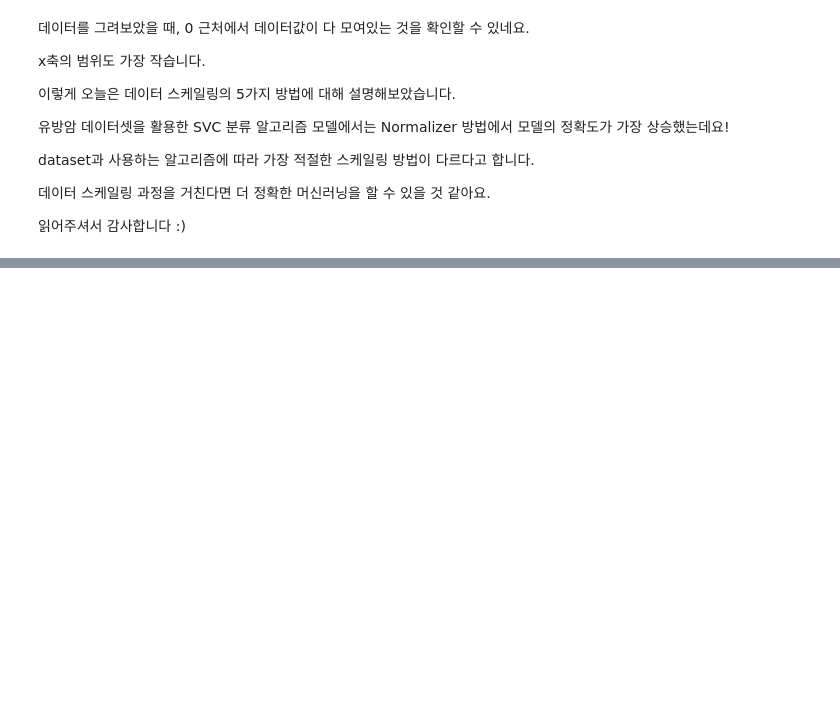
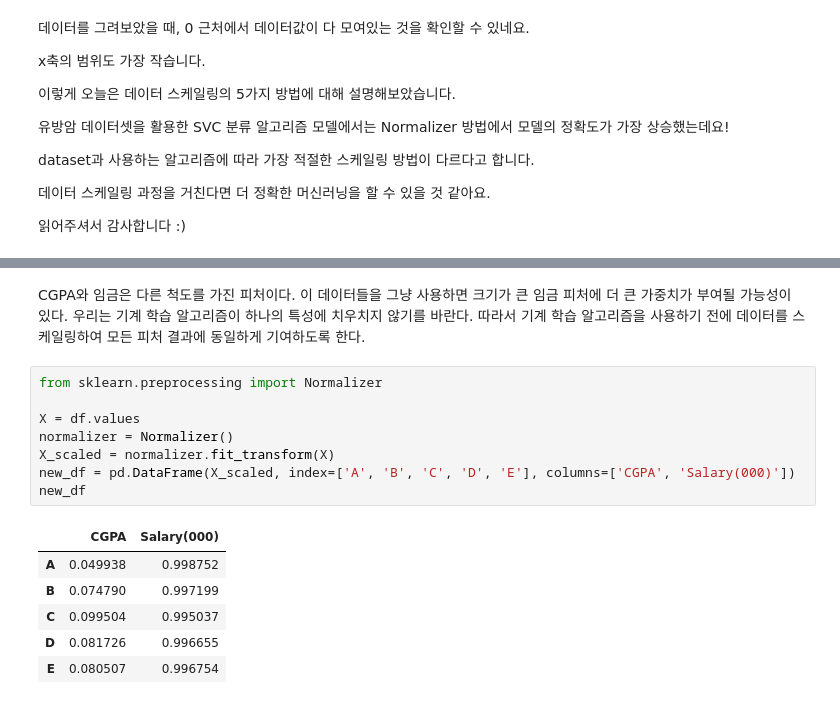
Before and after one commit to gogiri/tutoring, a Jupyter notebook: 8_스케일링.ipynb, the cells around one changed output, grey strips where cells are left out. Drawn from its saved outputs; the diff is of its cells as text; blank space fills up the shorter version.

```diff
--- a/8_스케일링.ipynb
+++ b/8_스케일링.ipynb
@@ -325,0 +347,17 @@ dataset과 사용하는 알고리즘에 따라 가장 적절한 스케일링 방
+# %% [markdown]
+ CGPA와 임금은 다른 척도를 가진 피처이다. 이 데이터들을 그냥 사용하면 크기가 큰 임금 피처에 더 큰 가중치가 부여될 가능성이 있다. 우리는 기계 학습 알고리즘이 하나의 특성에 치우치지 않기를 바란다. 따라서 기계 학습 알고리즘을 사용하기 전에 데이터를 스케일링하여 모든 피처 결과에 동일하게 기여하도록 한다.
+# %%
+from sklearn.preprocessing import Normalizer
+
+X = df.values
+normalizer = Normalizer()
+X_scaled = normalizer.fit_transform(X)
+new_df = pd.DataFrame(X_scaled, index=['A', 'B', 'C', 'D', 'E'], columns=['CGPA', 'Salary(000)'])
+new_df
+# %% [output]
+|  | CGPA | Salary(000) |
+| A | 0.049938 | 0.998752 |
+| B | 0.074790 | 0.997199 |
+| C | 0.099504 | 0.995037 |
+| D | 0.081726 | 0.996655 |
+| E | 0.080507 | 0.996754 |
```
Also changed, not shown: parts of 6 cells of this notebook.
